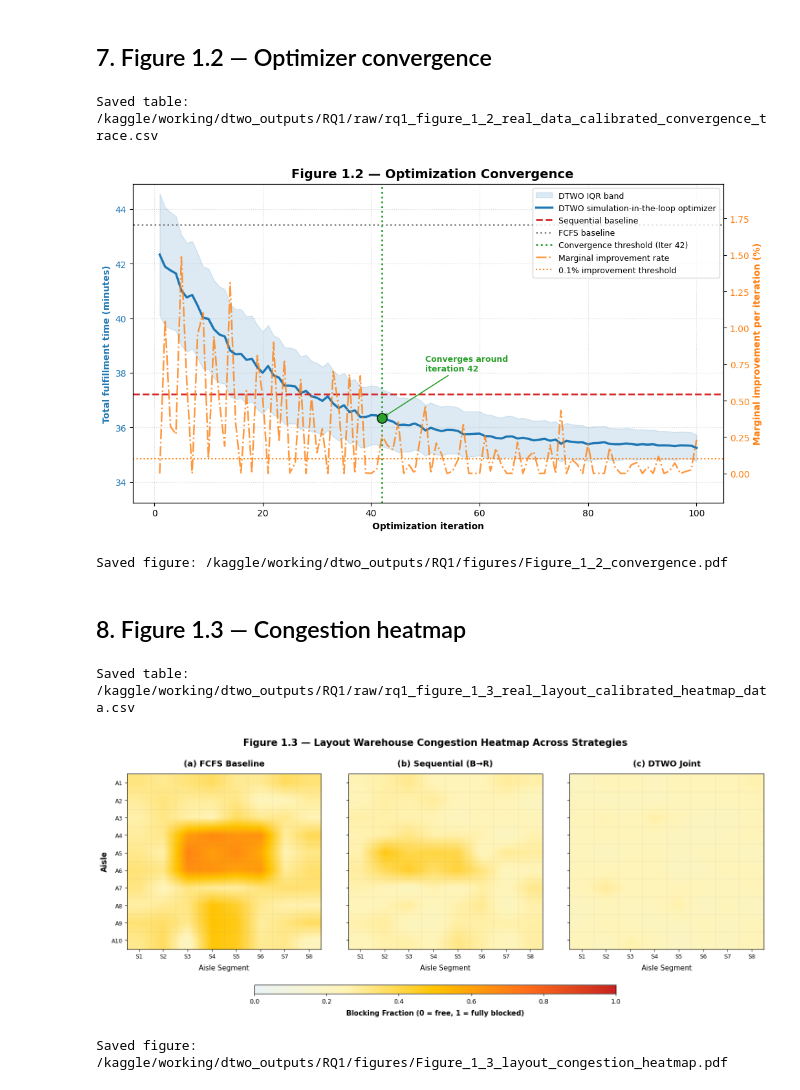
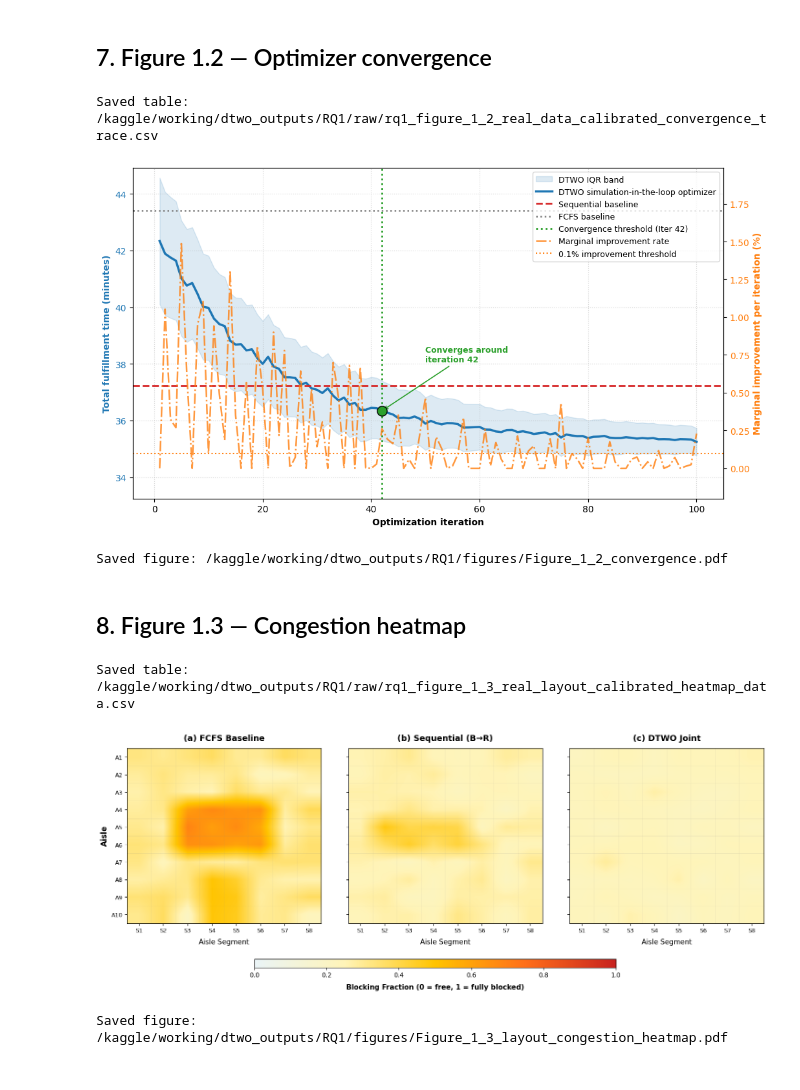
Before and after one commit to nppro/machine-learning, a Jupyter notebook: rq1-joint-vs-sequential.ipynb, the cells around one changed output. Cells and saved outputs as stored; diff of their text form; code cells hidden in the pictures.

```diff
--- a/rq1-joint-vs-sequential.ipynb
+++ b/rq1-joint-vs-sequential.ipynb
@@ -1212,7 +1212,7 @@ lines_2, labels_2 = ax2.get_legend_handles_labels()
 ax1.legend(lines_1 + lines_2, labels_1 + labels_2, loc="upper right", fontsize=9, frameon=True)
 
 fig.suptitle(
-    "Figure 1.2 — Optimization Convergence",
+    "",
     fontsize=14,
     fontweight="bold",
     y=0.96
@@ -1226,7 +1226,7 @@ savefig_pdf(
 )
 # %% [output]
 Saved table: /kaggle/working/dtwo_outputs/RQ1/raw/rq1_figure_1_2_real_data_calibrated_convergence_trace.csv
-[figure, old version]
+[figure, new version]
 Saved figure: /kaggle/working/dtwo_outputs/RQ1/figures/Figure_1_2_convergence.pdf
 # %% [markdown]
 ## 8. Figure 1.3 — Congestion heatmap
@@ -1370,33 +1370,33 @@ fig.subplots_adjust(
     wspace=0.14,
 )
 
 # Khởi tạo một Sub-axis độc lập, đặt chính xác vị trí dải màu nằm cân bằng ở trung tâm hình
 cbar_ax = fig.add_axes([0.28, 0.10, 0.44, 0.03])
 
 cbar = fig.colorbar(
     im,
     cax=cbar_ax,
     orientation="horizontal",
 )
 
 cbar.set_label(
     "Blocking Fraction (0 = free, 1 = fully blocked)",
     fontsize=11,
     fontweight="bold",
     labelpad=8
 )
 cbar.set_ticks([0.0, 0.2, 0.4, 0.6, 0.8, 1.0])
 
 fig.suptitle(
-    "Figure 1.3 — Layout Warehouse Congestion Heatmap Across Strategies",
+    "",
     fontsize=15,
     fontweight="bold",
     y=0.96,
 )
 
 savefig_pdf(fig, fig_dir / "Figure_1_3_layout_congestion_heatmap.pdf")
 plt.show()
 # %% [output]
 Saved table: /kaggle/working/dtwo_outputs/RQ1/raw/rq1_figure_1_3_real_layout_calibrated_heatmap_data.csv
-[figure, old version]
+[figure, new version]
 Saved figure: /kaggle/working/dtwo_outputs/RQ1/figures/Figure_1_3_layout_congestion_heatmap.pdf
```
Also changed, not shown: parts of 2 cells of this notebook.
